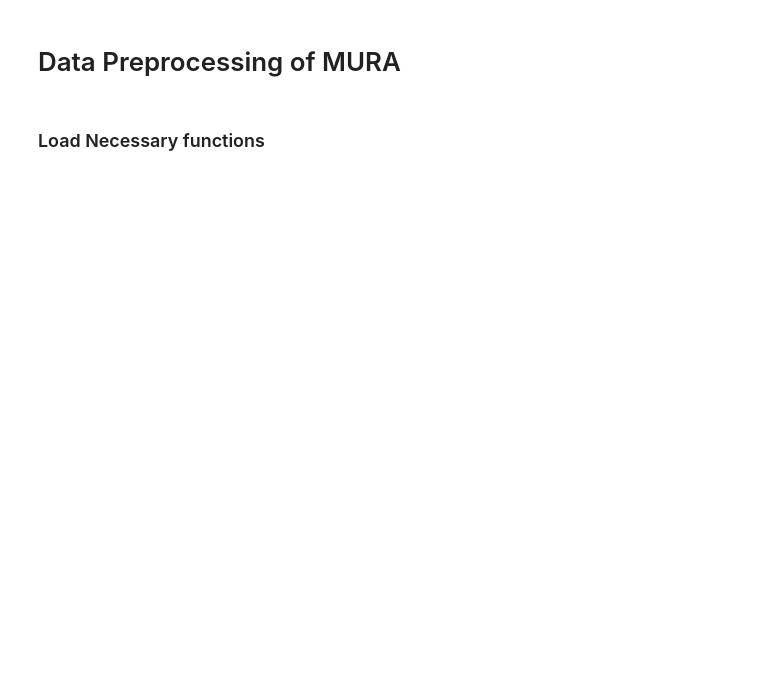
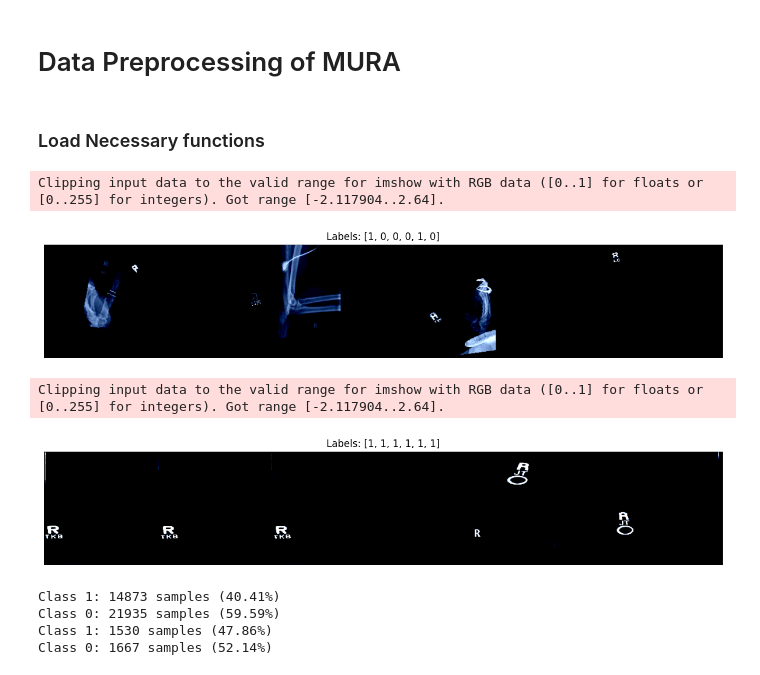
Before and after one commit to tyler-howell-git/MURA-CNN, a Jupyter notebook: notebooks/data_preprocessing.ipynb, the cells around one changed output. Cells and saved outputs as stored; diff of their text form; code cells hidden in the pictures; blank space fills up the shorter version.

Commit message:
added balance stats & peek at images to preprocessing notebook

```diff
--- a/notebooks/data_preprocessing.ipynb
+++ b/notebooks/data_preprocessing.ipynb
@@ -22,4 +22,52 @@ train_dataset = MURADataset(
     root_dir="../data/raw"
 )
 
+val_transform = get_val_transforms()
+val_dataset = MURADataset(
+    csv_file="../data/splits/valid_labeled_studies.csv",
+    transform=val_transform,
+    root_dir="../data/raw"
+)
+
+val_loader = DataLoader(val_dataset, batch_size=32, shuffle=False)
+
+
 train_loader = DataLoader(train_dataset, batch_size=32, shuffle=True)
+# %%
+import matplotlib.pyplot as plt
+import torchvision
+
+def show_batch(loader, n=6):
+    for images, labels in loader:
+        grid = torchvision.utils.make_grid(images[:n], nrow=n)
+        plt.figure(figsize=(15, 5))
+        plt.imshow(grid.permute(1, 2, 0).numpy(), cmap="gray")
+        plt.title(f"Labels: {labels[:n].tolist()}")
+        plt.axis('off')
+        plt.show()
+        break
+
+show_batch(train_loader)
+show_batch(val_loader)
+# %% [output]
+Clipping input data to the valid range for imshow with RGB data ([0..1] for floats or [0..255] for integers). Got range [-2.117904..2.64].
+[figure, added]
+Clipping input data to the valid range for imshow with RGB data ([0..1] for floats or [0..255] for integers). Got range [-2.117904..2.64].
+[figure, added]
+# %%
+from collections import Counter
+
+def compute_class_distribution(dataset):
+    labels = [label for _, label in dataset]
+    counter = Counter(labels)
+    total = sum(counter.values())
+    for k, v in counter.items():
+        print(f"Class {k}: {v} samples ({v/total:.2%})")
+
+compute_class_distribution(train_dataset)
+compute_class_distribution(val_dataset)
+# %% [output]
+Class 1: 14873 samples (40.41%)
+Class 0: 21935 samples (59.59%)
+Class 1: 1530 samples (47.86%)
+Class 0: 1667 samples (52.14%)
```
Also changed, not shown: parts of 1 cell of this notebook.
